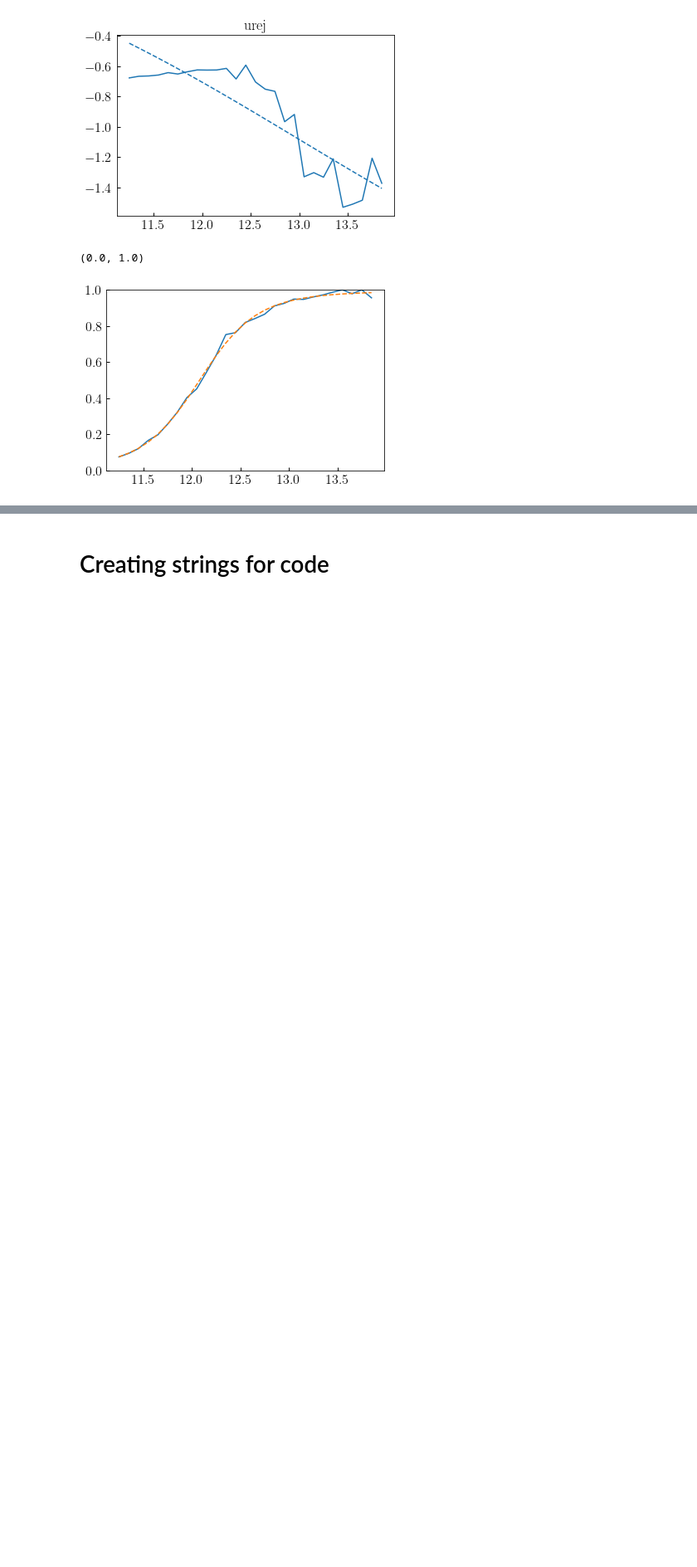
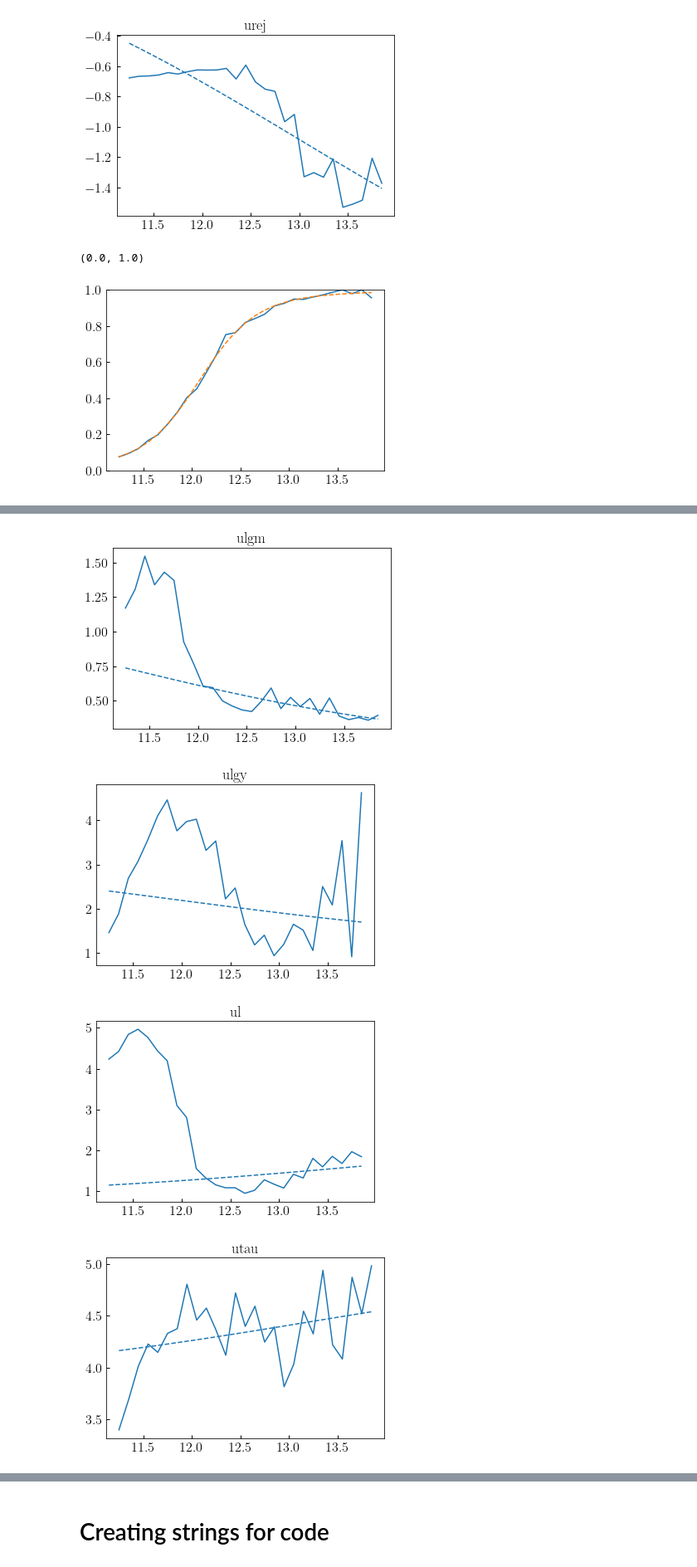
Before and after one commit to ArgonneCPAC/diffstarpop, a Jupyter notebook: notebooks/pdf_population_parameters.ipynb, the cells around one changed output, grey strips where cells are left out. Shown at 83% size. Saved outputs shown, nothing was run; the diff lists cells and outputs as text; code cells hidden in the pictures; blank space fills up the shorter version.

```diff
--- a/notebooks/pdf_population_parameters.ipynb
+++ b/notebooks/pdf_population_parameters.ipynb
@@ -825,0 +851,14 @@ for i in _free_params[4:]:
+# %%
+names = ["ulgm", "ulgy", "ul", "uh", "utau", "uqt", "uqs", "udrop", "urej"]
+
+for i in _free_params[:]:
+    line=plt.plot(massvalsc, sigmas_Q[:,i])[0]
+
+    plt.plot(massvalsc, 10**_fun_cov_diag(massvalsc, *cov_lims_Q[:,i,i]), ls='--', color = line.get_color())
+    plt.title(names[i])
+    plt.show()
+# %% [output]
+[figure, added]
+[figure, added]
+[figure, added]
+[figure, added]
```
Also changed, not shown: parts of 18 cells of this notebook, 7 other files.
